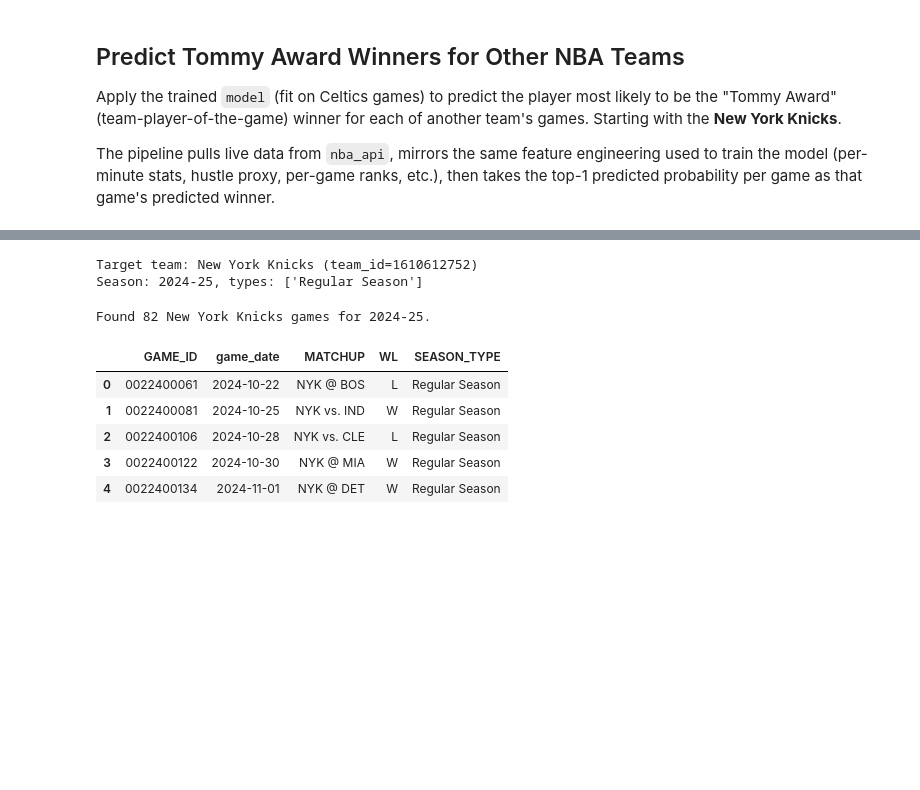
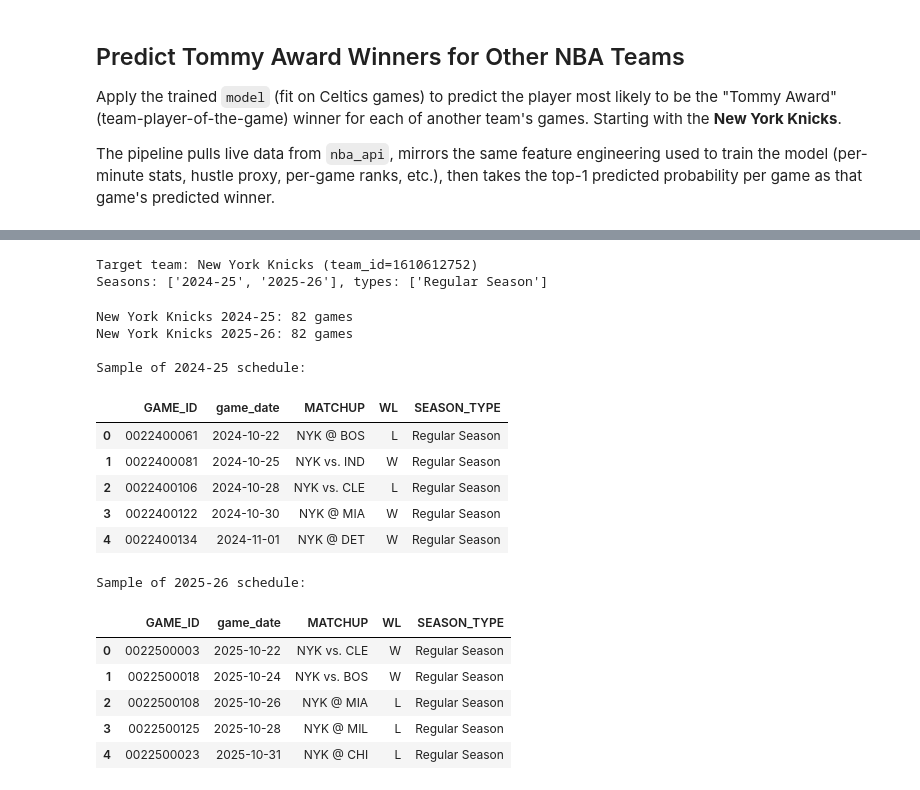
Before and after one commit to Tttaussig33/tommy-award-analysis, a Jupyter notebook: predict_tommy_award_other_teams.ipynb, the cells around one changed output, grey strips where cells are left out. Cells and saved outputs as stored; diff of their text form; code cells hidden in the pictures; blank space fills up the shorter version.

```diff
--- a/predict_tommy_award_other_teams.ipynb
+++ b/predict_tommy_award_other_teams.ipynb
@@ -511,46 +510,68 @@ from csv_builders.enrich_player_game_with_hustle import (
 )
 
 TARGET_TEAM_NAME = "New York Knicks"
-TARGET_SEASON = "2024-25"
+TARGET_SEASONS = ["2024-25", "2025-26"]
 SEASON_TYPES = ["Regular Season"]
 
 TARGET_TEAM_ID = get_team_id(TARGET_TEAM_NAME)
+team_slug = TARGET_TEAM_NAME.lower().replace(" ", "_")
+
+predictions_dir = Path("predictions")
+predictions_dir.mkdir(parents=True, exist_ok=True)
+
 print(f"Target team: {TARGET_TEAM_NAME} (team_id={TARGET_TEAM_ID})")
-print(f"Season: {TARGET_SEASON}, types: {SEASON_TYPES}")
+print(f"Seasons: {TARGET_SEASONS}, types: {SEASON_TYPES}")
 # %% [output]
 Target team: New York Knicks (team_id=1610612752)
-Season: 2024-25, types: ['Regular Season']
+Seasons: ['2024-25', '2025-26'], types: ['Regular Season']
 # %%
-schedule_frames = []
-for season_type in SEASON_TYPES:
-    sched = get_team_schedule(
-        team_id=TARGET_TEAM_ID,
-        season=TARGET_SEASON,
-        season_type=season_type,
+def fetch_team_schedule(team_id: int, season: str, season_types: list[str]) -> pd.DataFrame:
+    frames = []
+    for season_type in season_types:
+        sched = get_team_schedule(team_id=team_id, season=season, season_type=season_type)
+        sched["SEASON_TYPE"] = season_type
+        frames.append(sched)
+
+    schedule_df = pd.concat(frames, ignore_index=True)
+    sched_game_col = get_game_id_column(schedule_df)
+    sched_date_col = get_date_column(schedule_df)
+    schedule_df["GAME_ID"] = schedule_df[sched_game_col].astype(str).str.zfill(10)
+    schedule_df["game_date"] = pd.to_datetime(schedule_df[sched_date_col]).dt.normalize()
+    schedule_df = (
+        schedule_df.drop_duplicates(subset=["GAME_ID"])
+        .sort_values("game_date")
+        .reset_index(drop=True)
     )
-    sched["SEASON_TYPE"] = season_type
-    schedule_frames.append(sched)
+    return schedule_df
 
-team_schedule = pd.concat(schedule_frames, ignore_index=True)
-sched_game_col = get_game_id_column(team_schedule)
-sched_date_col = get_date_column(team_schedule)
-team_schedule["GAME_ID"] = team_schedule[sched_game_col].astype(str).str.zfill(10)
-team_schedule["game_date"] = pd.to_datetime(team_schedule[sched_date_col]).dt.normalize()
-team_schedule = (
-    team_schedule.drop_duplicates(subset=["GAME_ID"])
-    .sort_values("game_date")
-    .reset_index(drop=True)
-)
 
-display_cols = [c for c in ["GAME_ID", "game_date", "MATCHUP", "WL", "SEASON_TYPE"] if c in team_schedule.columns]
-print(f"Found {len(team_schedule)} {TARGET_TEAM_NAME} games for {TARGET_SEASON}.")
-display(team_schedule[display_cols].head())
+schedules_by_season = {}
+for season in TARGET_SEASONS:
+    sched_df = fetch_team_schedule(TARGET_TEAM_ID, season, SEASON_TYPES)
+    schedules_by_season[season] = sched_df
+    print(f"{TARGET_TEAM_NAME} {season}: {len(sched_df)} games")
+
+display_cols = ["GAME_ID", "game_date", "MATCHUP", "WL", "SEASON_TYPE"]
+for season, sched in schedules_by_season.items():
+    cols_present = [c for c in display_cols if c in sched.columns]
+    print(f"\nSample of {season} schedule:")
+    display(sched[cols_present].head())
 # %% [output]
-Found 82 New York Knicks games for 2024-25.
+New York Knicks 2024-25: 82 games
+New York Knicks 2025-26: 82 games
+
+Sample of 2024-25 schedule:
 |  | GAME_ID | game_date | MATCHUP | WL | SEASON_TYPE |
 | 0 | 0022400061 | 2024-10-22 | NYK @ BOS | L | Regular Season |
 | 1 | 0022400081 | 2024-10-25 | NYK vs. IND | W | Regular Season |
 | 2 | 0022400106 | 2024-10-28 | NYK vs. CLE | L | Regular Season |
 | 3 | 0022400122 | 2024-10-30 | NYK @ MIA | W | Regular Season |
 | 4 | 0022400134 | 2024-11-01 | NYK @ DET | W | Regular Season |
+Sample of 2025-26 schedule:
+|  | GAME_ID | game_date | MATCHUP | WL | SEASON_TYPE |
+| 0 | 0022500003 | 2025-10-22 | NYK vs. CLE | W | Regular Season |
+| 1 | 0022500018 | 2025-10-24 | NYK vs. BOS | W | Regular Season |
+| 2 | 0022500108 | 2025-10-26 | NYK @ MIA | L | Regular Season |
+| 3 | 0022500125 | 2025-10-28 | NYK @ MIL | L | Regular Season |
+| 4 | 0022500023 | 2025-10-31 | NYK @ CHI | L | Regular Season |
 # %%
```
Also changed, not shown: parts of 10 cells of this notebook, 9 other files.
